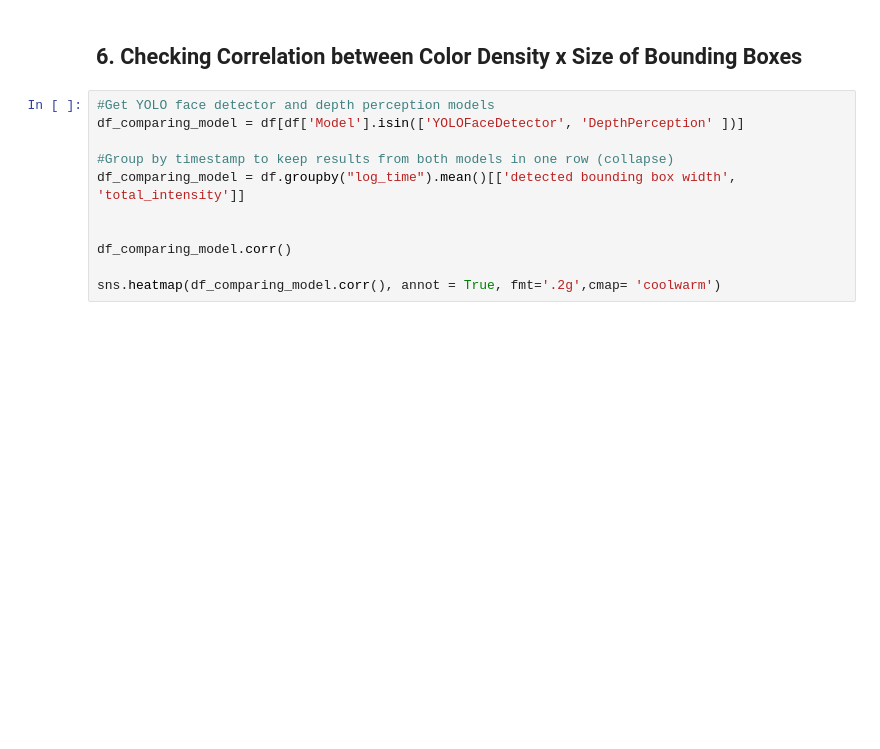
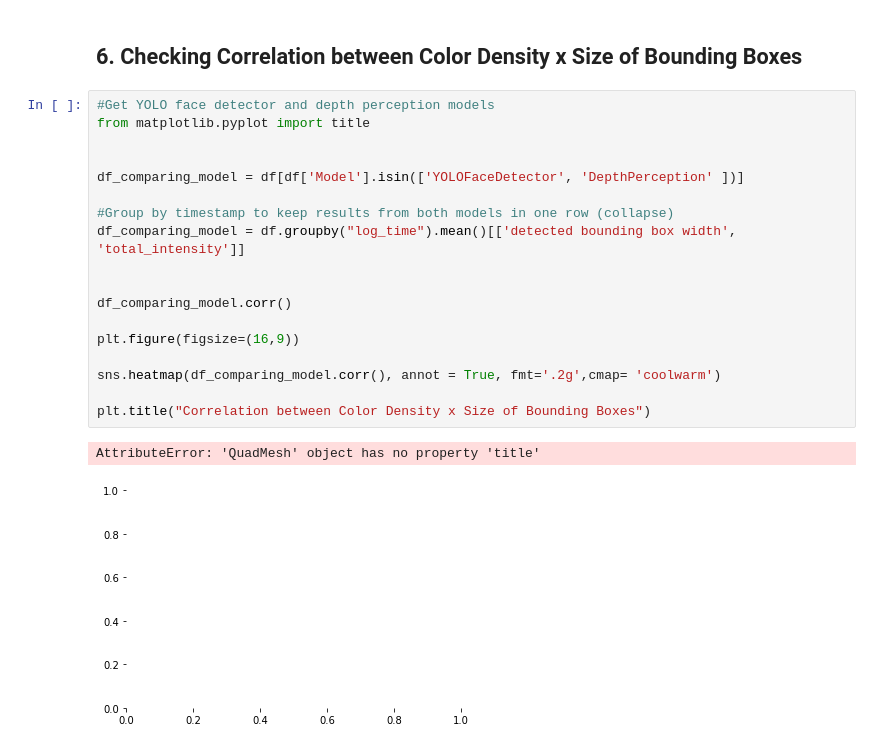
Before and after one commit to eumarassis/dgmd17-tello-objectdetection, a Jupyter notebook: ProjectEDA.ipynb, the cells around one changed output. Drawn from its saved outputs; the diff is of its cells as text; blank space fills up the shorter version.

Commit message:
Correlation plot

```diff
--- a/ProjectEDA.ipynb
+++ b/ProjectEDA.ipynb
@@ -152,12 +165,22 @@ plt.show()
 ## 6. Checking Correlation between Color Density x Size of Bounding Boxes
 # %%
 #Get YOLO face detector and depth perception models
+from matplotlib.pyplot import title
+
+
 df_comparing_model = df[df['Model'].isin(['YOLOFaceDetector', 'DepthPerception' ])]
 
 #Group by timestamp to keep results from both models in one row (collapse)
 df_comparing_model = df.groupby("log_time").mean()[['detected bounding box width', 'total_intensity']]
 
 
 df_comparing_model.corr()
 
+plt.figure(figsize=(16,9))
+
 sns.heatmap(df_comparing_model.corr(), annot = True, fmt='.2g',cmap= 'coolwarm')
+
+plt.title("Correlation between Color Density x Size of Bounding Boxes")
+# %% [output]
+AttributeError: 'QuadMesh' object has no property 'title'
+[figure, added]
```
Also changed, not shown: parts of 2 cells of this notebook.
